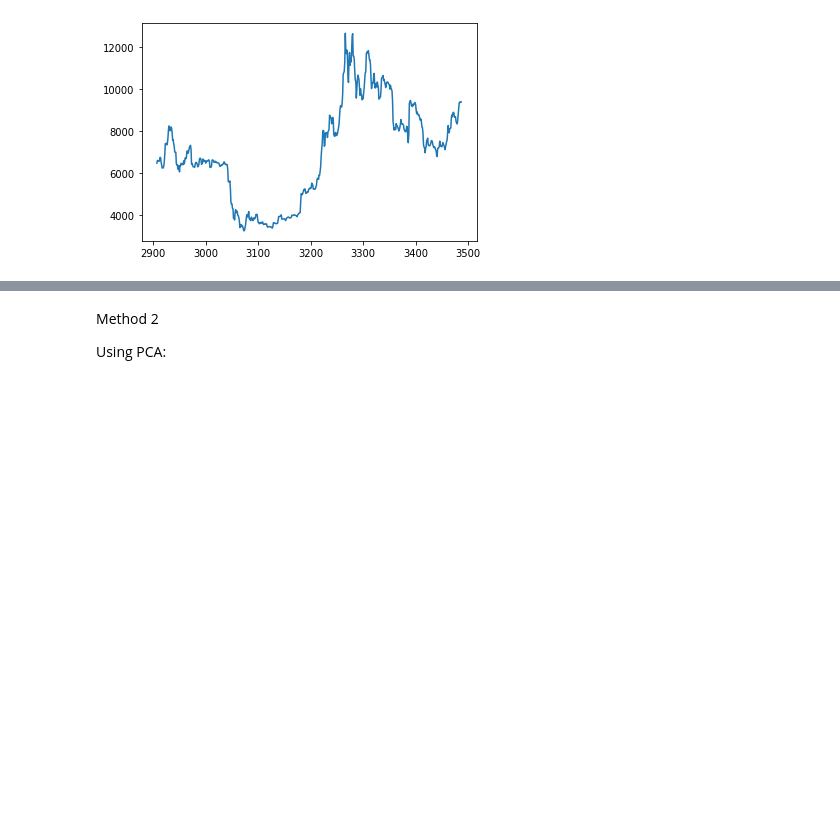
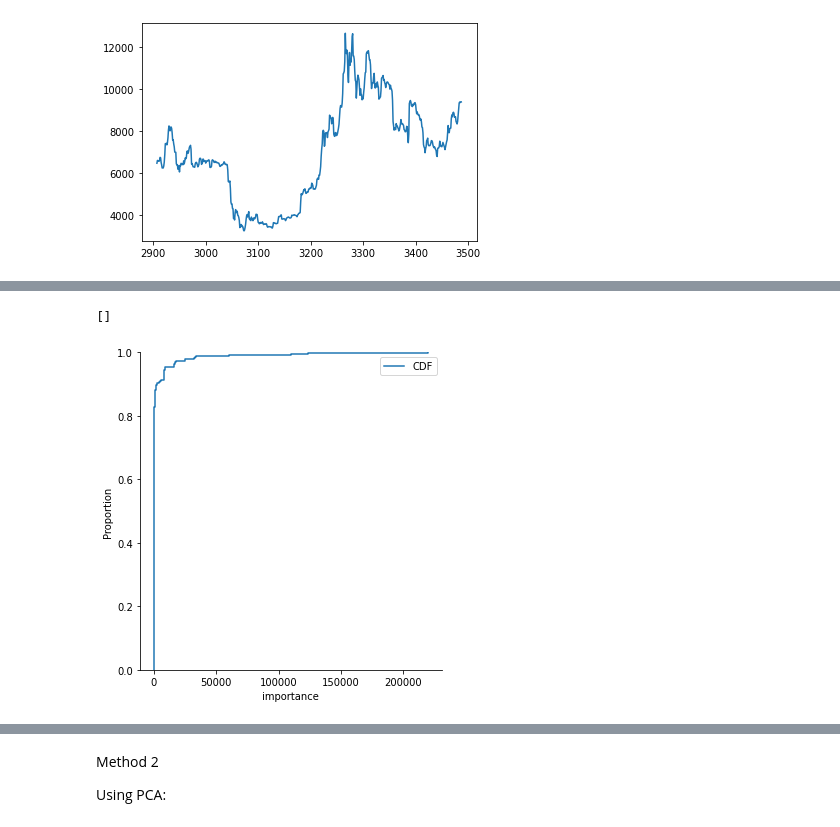
Before and after one commit to skillnerve/DataScience-Projects, a Jupyter notebook: BTC.ipynb, the cells around one changed output, grey strips where cells are left out. Saved outputs shown, nothing was run; the diff lists cells and outputs as text; code cells hidden in the pictures; blank space fills up the shorter version.

```diff
--- a/BTC.ipynb
+++ b/BTC.ipynb
@@ -207,0 +216,10 @@ x_test = x_test.drop(['Date','priceUSD'],axis=1)[x_test.drop(['Date','priceUSD']
+# %%
+feature_importance=dict()
+for i in range(len(x_train.columns)):
+  feature_importance[x_train.columns[i]]=imp[i]
+# %%
+v=list(feature_importance.values())
+sorted_v=sorted(v,reverse=True)
+sorted_f=[]
+for i in sorted_v:
+   sorted_f.append(list(feature_importance.keys())[list(feature_importance.values()).index(i)])
@@ -207,0 +245,8 @@ x_test = x_test.drop(['Date','priceUSD'],axis=1)[x_test.drop(['Date','priceUSD']
+# %%
+sns.displot(importances_final,kind="ecdf",label='CDF')
+plt.xlabel('importance')
+plt.legend()
+plt.plot()
+# %% [output]
+[]
+[figure, added]
```
Also changed, not shown: parts of 157 cells of this notebook.
